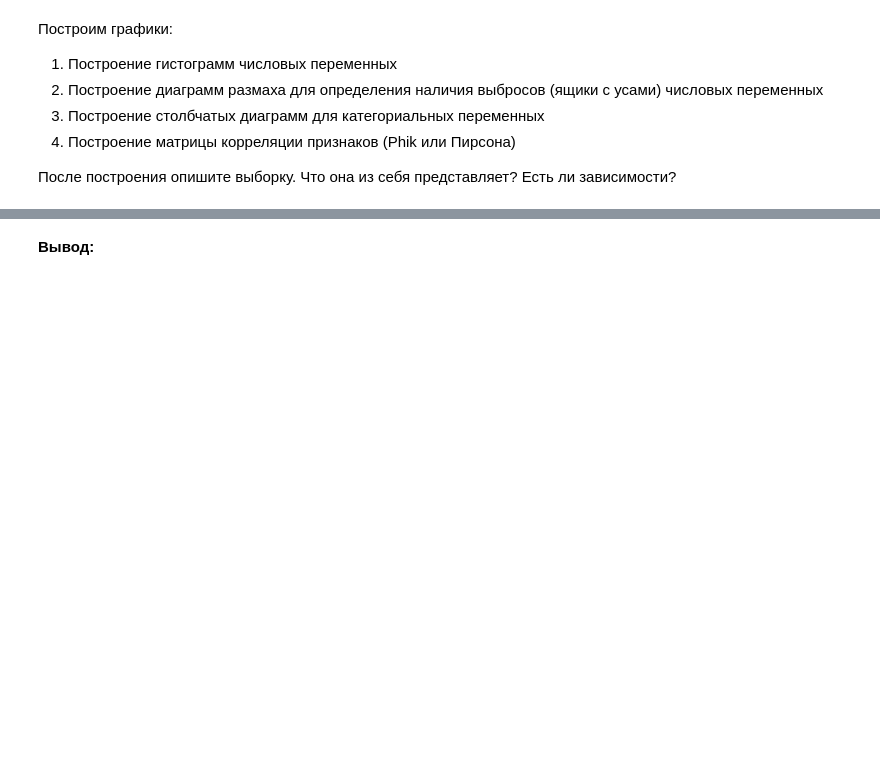
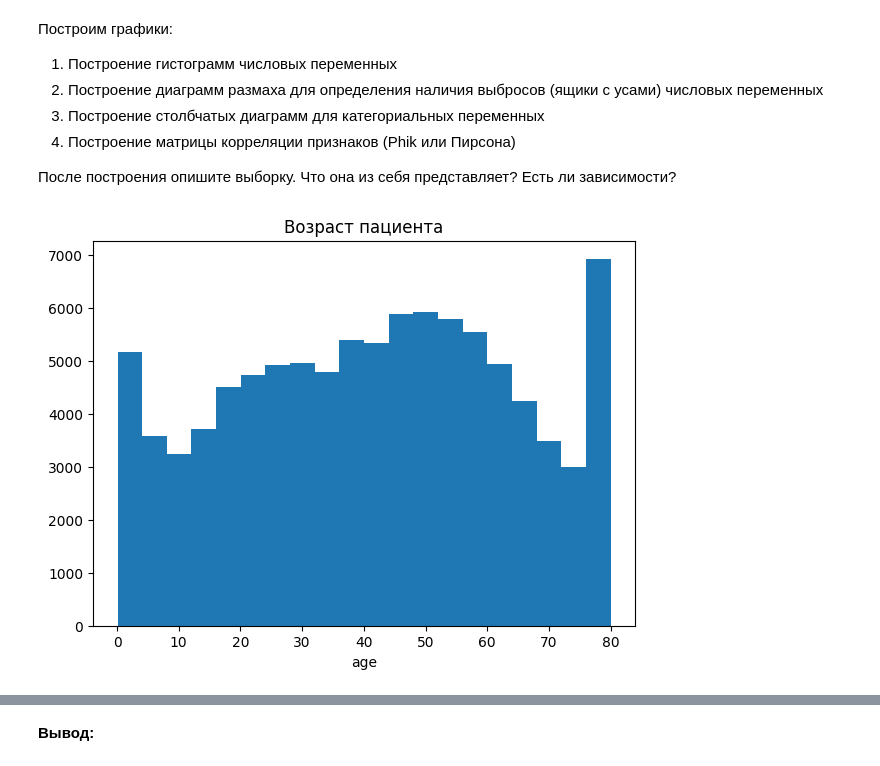
Before and after one commit to korsh624/DS, a Jupyter notebook: 1.7/HW_1_5_PRO_for_stud.ipynb, the cells around one changed output, grey strips where cells are left out. Saved outputs shown, nothing was run; the diff lists cells and outputs as text; code cells hidden in the pictures; blank space fills up the shorter version.

```diff
--- a/1.7/HW_1_5_PRO_for_stud.ipynb
+++ b/1.7/HW_1_5_PRO_for_stud.ipynb
@@ -162,4 +162,10 @@ memory usage: 7.3+ MB
 
 После построения опишите выборку. Что она из себя представляет? Есть ли зависимости?
 # %%
-# ваш код здесь
+plt.figure(figsize=(7,5))
+plt.title('Возраст пациента')
+plt.hist(df.age, bins=20)
+plt.xlabel('age')
+plt.show()
+# %% [output]
+[figure, added]
```
Also changed, not shown: parts of 5 cells of this notebook.
